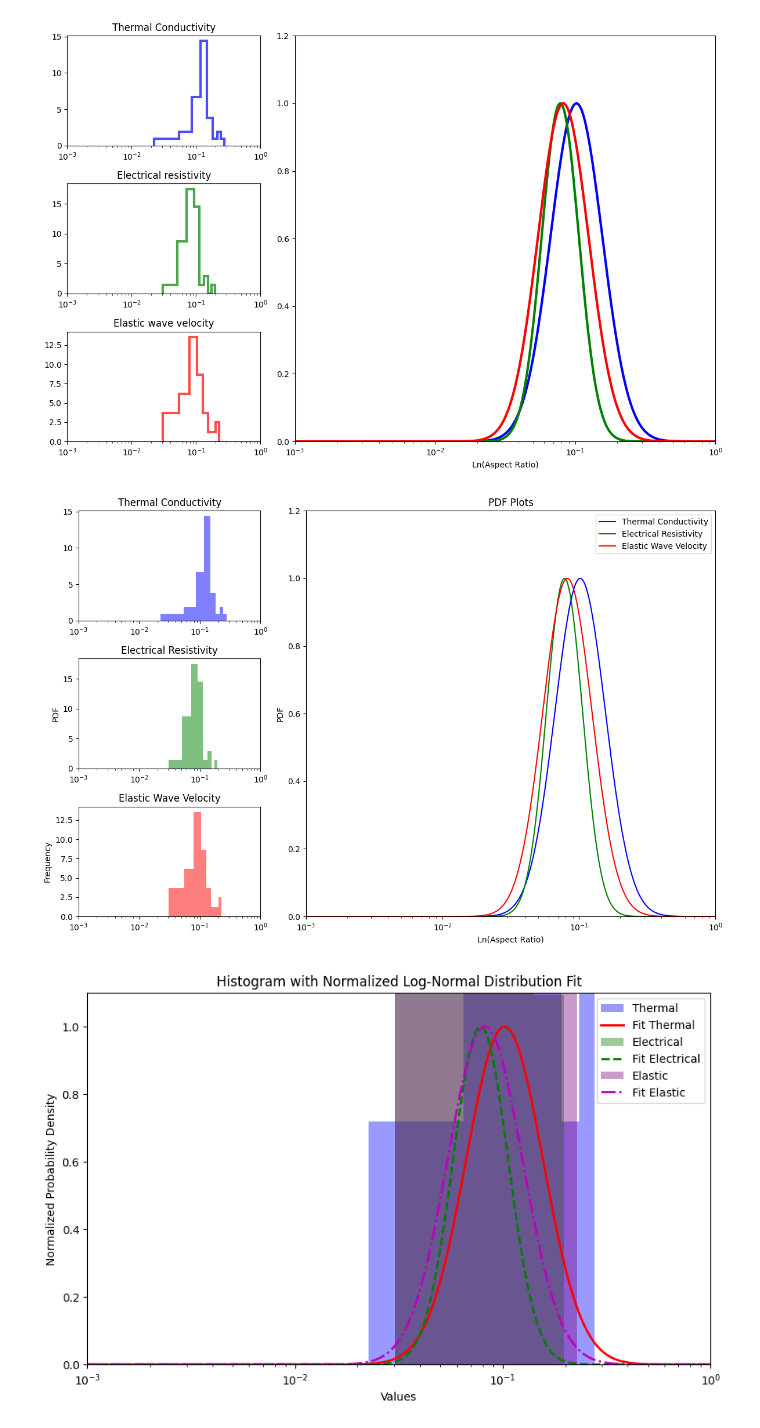
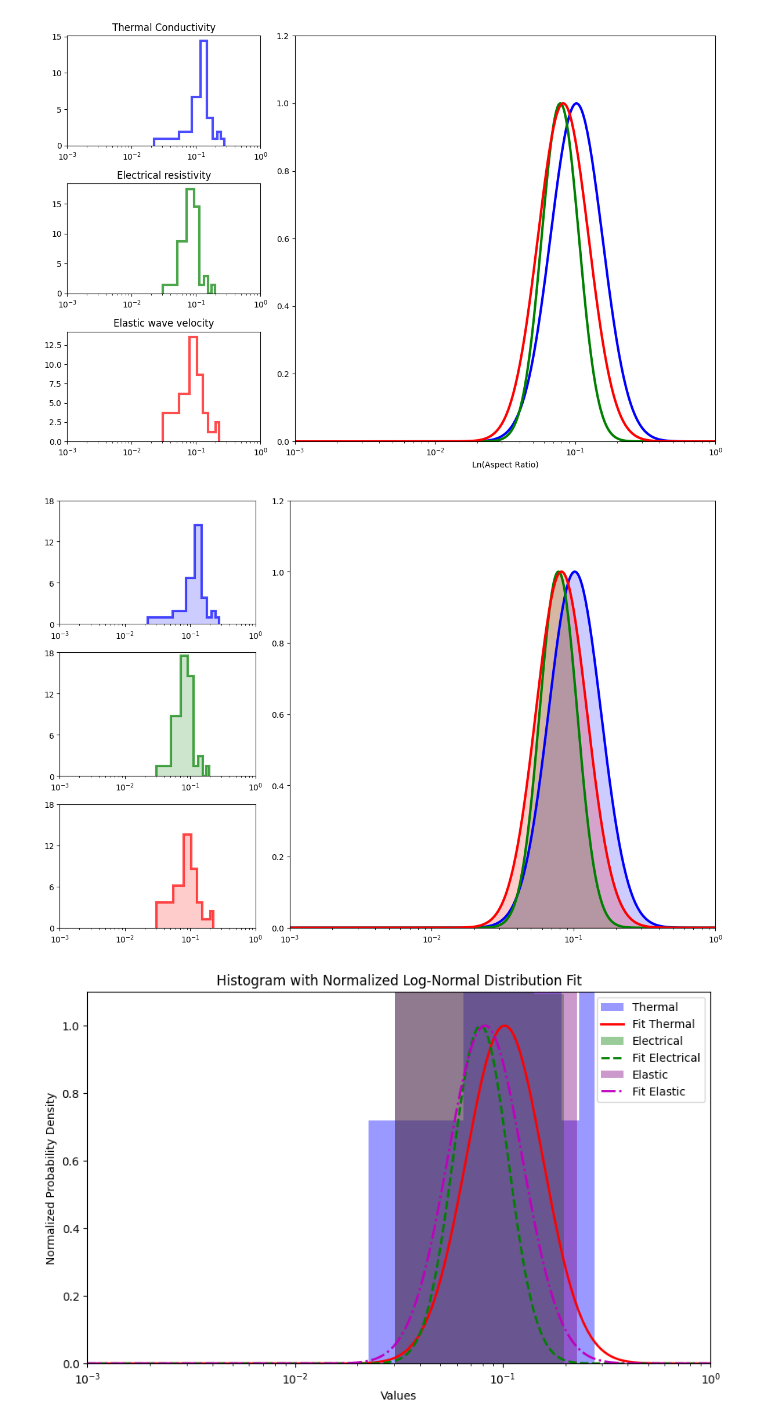
Before and after one commit to MariiaKalinina/Elasticity, a Jupyter notebook: PDF_paper_3.ipynb, the cells around one changed output. Saved outputs shown, nothing was run; the diff lists cells and outputs as text; code cells hidden in the pictures.

```diff
--- a/PDF_paper_3.ipynb
+++ b/PDF_paper_3.ipynb
@@ -420,52 +420,87 @@ gs = GridSpec(3, 3, figure=fig)
 bins_amount = 8
 
 # Create histograms in the first column with filled colors
 ax0 = fig.add_subplot(gs[0, 0])
-ax0.hist(data1, bins=bins_amount, color='blue', alpha=0.5, density=True)  # Filled histogram
-ax0.set_title("Thermal Conductivity")
+ax0.hist(data1, bins=bins_amount, color='blue', alpha=0.2, density=True, lw=3)  # Filled histogram
+ax0.hist(data1, bins=bins_amount, color='blue', alpha=0.7, density=True, histtype='step', lw=3)
+# ax0.set_title("Thermal Conductivity")
 ax0.set_xscale('log')
 plt.xlim(10**-3, 10**0)
+plt.ylim(0, 18)
+ax0.yaxis.set_major_locator(ticker.MultipleLocator(6))
 
 ax1 = fig.add_subplot(gs[1, 0])
-ax1.hist(data2, bins=bins_amount, color='green', alpha=0.5, density=True)  # Filled histogram
-ax1.set_title("Electrical Resistivity")
+ax1.hist(data2, bins=bins_amount, color='green', alpha=0.2, density=True, lw=3)  # Filled histogram
+ax1.hist(data2, bins=bins_amount, color='green', alpha=0.7, density=True, histtype='step', lw=3)
+# ax1.set_title("Electrical Resistivity")
 ax1.set_xscale('log')
-ax1.set_ylabel("PDF")
+# ax1.set_ylabel("PDF")
 plt.xlim(10**-3, 10**0)
+plt.ylim(0, 18)
+ax1.yaxis.set_major_locator(ticker.MultipleLocator(6))
 
+
+import matplotlib.ticker as ticker
 ax2 = fig.add_subplot(gs[2, 0])
-ax2.hist(data3, bins=bins_amount, color='red', alpha=0.5, density=True)  # Filled histogram
-ax2.set_title("Elastic Wave Velocity")
-ax2.set_ylabel('Frequency')
+ax2.hist(data3, bins=bins_amount, color='red', alpha=0.2, density=True, lw=3)  # Filled histogram
+ax2.hist(data3, bins=bins_amount, color='red', alpha=0.7, density=True, histtype='step', lw=3)
+# ax2.set_title("Elastic Wave Velocity")
+# ax2.set_ylabel('Frequency')
 ax2.set_xscale('log')
 plt.xlim(10**-3, 10**0)
+plt.ylim(0, 18)
+ax2.yaxis.set_major_locator(ticker.MultipleLocator(6))
 
 # Normalize PDFs to have a maximum of 1
 p1 = lognorm.pdf(x, sigma1, loc1, scale1)
 p2 = lognorm.pdf(x, sigma2, loc2, scale2)
 p3 = lognorm.pdf(x, sigma3, loc3, scale3)
 
 p1 /= p1.max()
 p2 /= p2.max()
 p3 /= p3.max()
 
-# Create one large plot for PDFs in the right part
+# # Create one large plot for PDFs in the right part
+# ax3 = fig.add_subplot(gs[:, 1:])
+# ax3.plot(x, p1, 'b-', label='Thermal Conductivity', lw=3)
+# ax3.plot(x, p2, 'g-', label='Electrical Resistivity', lw=3)
+# ax3.plot(x, p3, 'r-', label='Elastic Wave Velocity', lw=3)
+# # ax3.set_title("PDF Plots")
+# # ax3.set_ylabel("PDF")
+# # ax3.set_xlabel("Ln(Aspect Ratio)")
+# ax3.set_xscale('log')
+# # ax3.legend()
+# plt.xlim(10**-3, 10**0)
+# plt.ylim(0, 1.2)
+
+
+
 ax3 = fig.add_subplot(gs[:, 1:])
-ax3.plot(x, p1, 'b-', label='Thermal Conductivity')
-ax3.plot(x, p2, 'g-', label='Electrical Resistivity')
-ax3.plot(x, p3, 'r-', label='Elastic Wave Velocity')
-ax3.set_title("PDF Plots")
-ax3.set_ylabel("PDF")
-ax3.set_xlabel("Ln(Aspect Ratio)")
+ax3.plot(x, p1, 'b-', label='Thermal Conductivity', lw=3)
+ax3.fill_between(x, 0, p1, color='blue', alpha=0.2)  # Fill for p1
+
+ax3.plot(x, p2, 'g-', label='Electrical Resistivity', lw=3)
+ax3.fill_between(x, 0, p2, color='green', alpha=0.2)  # Fill for p2
+
+ax3.plot(x, p3, 'r-', label='Elastic Wave Velocity', lw=3)
+ax3.fill_between(x, 0, p3, color='red', alpha=0.2)  # Fill for p3
+
+# Set scales and labels
 ax3.set_xscale('log')
-ax3.legend()
-plt.xlim(10**-3, 10**0)
-plt.ylim(0, 1.2)
+ax3.set_xlim(10**-3, 10**0)
+ax3.set_ylim(0, 1.2)
 
+# Optional: Uncomment to add titles and labels
+# ax3.set_title("PDF Plots")
+# ax3.set_ylabel("PDF")
+# ax3.set_xlabel("Ln(Aspect Ratio)")
+# ax3.legend()
+
+# Layout and display
 plt.tight_layout()
 plt.show()
 # %% [output]
-[figure, old version]
+[figure, new version]
 # %%
 import numpy as np
 import matplotlib.pyplot as plt
```
Also changed, not shown: parts of 1 cell of this notebook.
